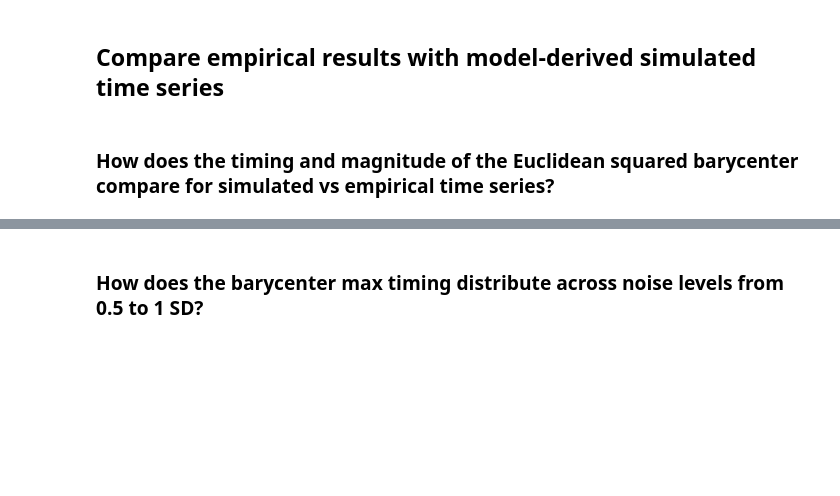
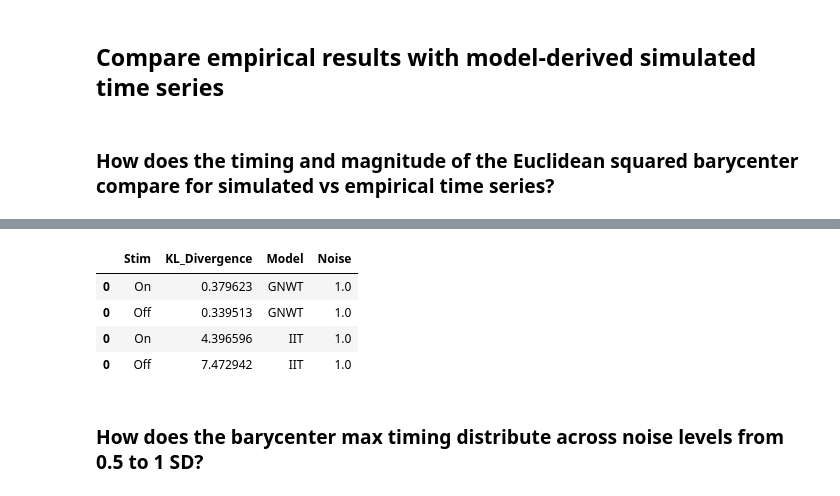
Before and after one commit to anniegbryant/MEG_functional_connectivity, a Jupyter notebook: data_visualization/barycenter_empirical_analysis.ipynb, the cells around one changed output, grey strips where cells are left out. Drawn from its saved outputs; the diff is of its cells as text; code cells hidden in the pictures; blank space fills up the shorter version.

```diff
--- a/data_visualization/barycenter_empirical_analysis.ipynb
+++ b/data_visualization/barycenter_empirical_analysis.ipynb
@@ -571,12 +693,18 @@ def kl_divergence_from_counts(P_counts, Q_counts, units="bits", num_bins=100, ep
     Returns:
     float: The KL divergence D(P || Q).
     """
-    # Create histograms (bins) for both P and Q
-    P_hist, bin_edges_P = np.histogram(P_counts, bins=num_bins, density=True)
-    Q_hist, bin_edges_Q = np.histogram(Q_counts, bins=num_bins, density=True)
+    # The bins should be the same for both P and Q
 
-    # Ensure the histograms have the same length (num_bins)
-    # If necessary, you can normalize the histograms so they sum to 1
+    # Compute shared bin edges based on the range of both distributions
+    min_val = min(np.min(P_counts), np.min(Q_counts))
+    max_val = max(np.max(P_counts), np.max(Q_counts))
+    bin_edges = np.linspace(min_val, max_val, num_bins + 1)
+
+    # Create histograms (bins) for both P and Q using the same bin edges
+    P_hist, _ = np.histogram(P_counts, bins=bin_edges, density=True)
+    Q_hist, _ = np.histogram(Q_counts, bins=bin_edges, density=True)
+
+    # Normalize the histograms so they sum to 1 (convert to probability distributions)
     P_hist = P_hist / P_hist.sum()
     Q_hist = Q_hist / Q_hist.sum()
 
@@ -584,12 +712,11 @@ def kl_divergence_from_counts(P_counts, Q_counts, units="bits", num_bins=100, ep
     P_hist = np.clip(P_hist, epsilon, 1)
     Q_hist = np.clip(Q_hist, epsilon, 1)
 
-    if units=="bits":
-        kl_div = np.sum(P_hist * np.log2(P_hist / Q_hist))  # Sum over the elements of P and Q
-
+    # Compute KL divergence in bits or nats
+    if units == "bits":
+        kl_div = np.sum(P_hist * np.log2(P_hist / Q_hist))
     else:
-        # Compute the Kullback-Leibler divergence using natural logarithm (units of nats)
-        kl_div = np.sum(P_hist * np.log(P_hist / Q_hist))  # Sum over the elements of P and Q
+        kl_div = np.sum(P_hist * np.log(P_hist / Q_hist))
 
     return kl_div
 
@@ -618,20 +745,27 @@ def compute_KL_divergence_between_model_and_empirical(empirical_data, model_data
 # %%
 
 # Compute the KL divergence between the model and empirical data
 all_KL_results_list = []
 for model in ["GNWT", "IIT"]:
     for noise_level in [0.5, 0.6, 0.7, 0.8, 0.9, 1]:
         this_model_noise_KL = compute_KL_divergence_between_model_and_empirical(all_data_for_comparison.query("Model == @model & Data_Type == 'Empirical'"),
                                                                                 all_data_for_comparison.query("Model == @model & Data_Type == 'Model' & Noise==@noise_level"),
                                                                                 num_bins=100, units="bits")
         this_model_noise_KL["Model"] = model
         this_model_noise_KL["Noise"] = noise_level
 
         # Append to list
         all_KL_results_list.append(this_model_noise_KL)
 
 # Concatenate the results
 all_KL_results = pd.concat(all_KL_results_list)
+all_KL_results.query("Noise == 1")
+# %% [output]
+|  | Stim | KL_Divergence | Model | Noise |
+| 0 | On | 0.379623 | GNWT | 1.0 |
+| 0 | Off | 0.339513 | GNWT | 1.0 |
+| 0 | On | 4.396596 | IIT | 1.0 |
+| 0 | Off | 7.472942 | IIT | 1.0 |
 # %% [markdown]
 ### How does the barycenter max timing distribute across noise levels from 0.5 to 1 SD?
 # %%
```
Also changed, not shown: parts of 7 cells of this notebook, 25 other files.
